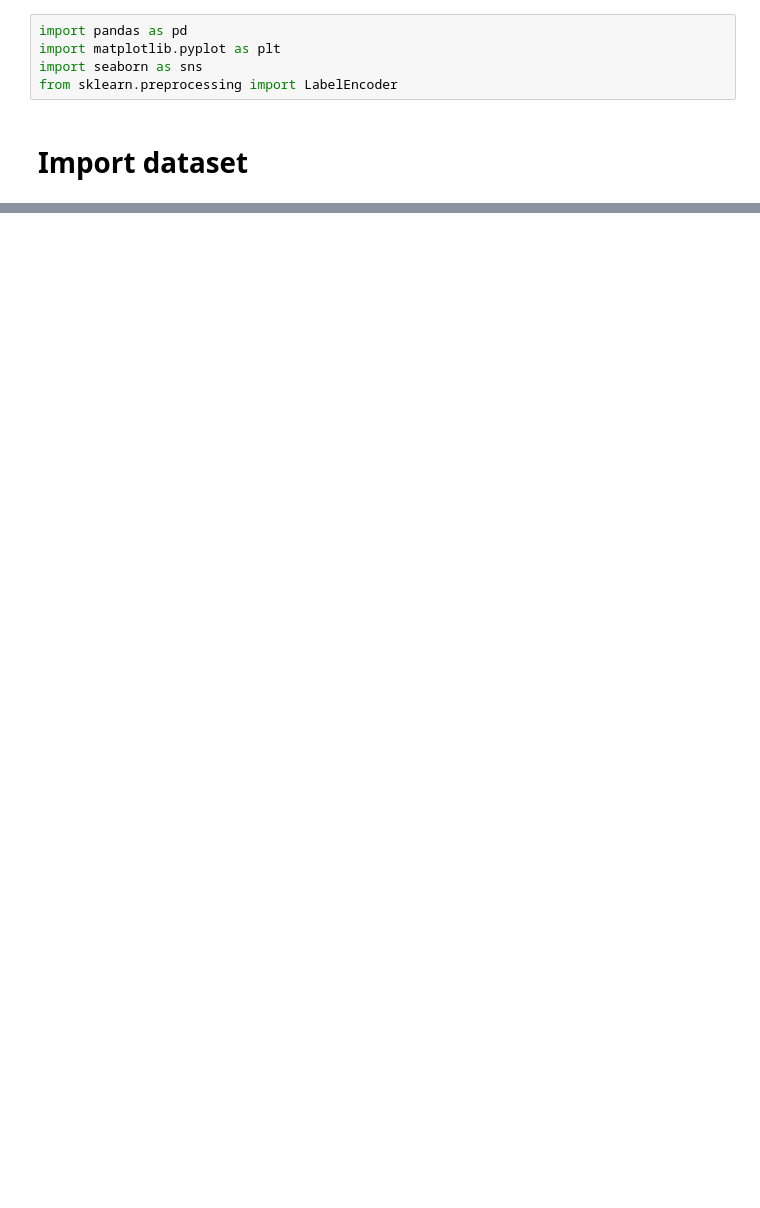
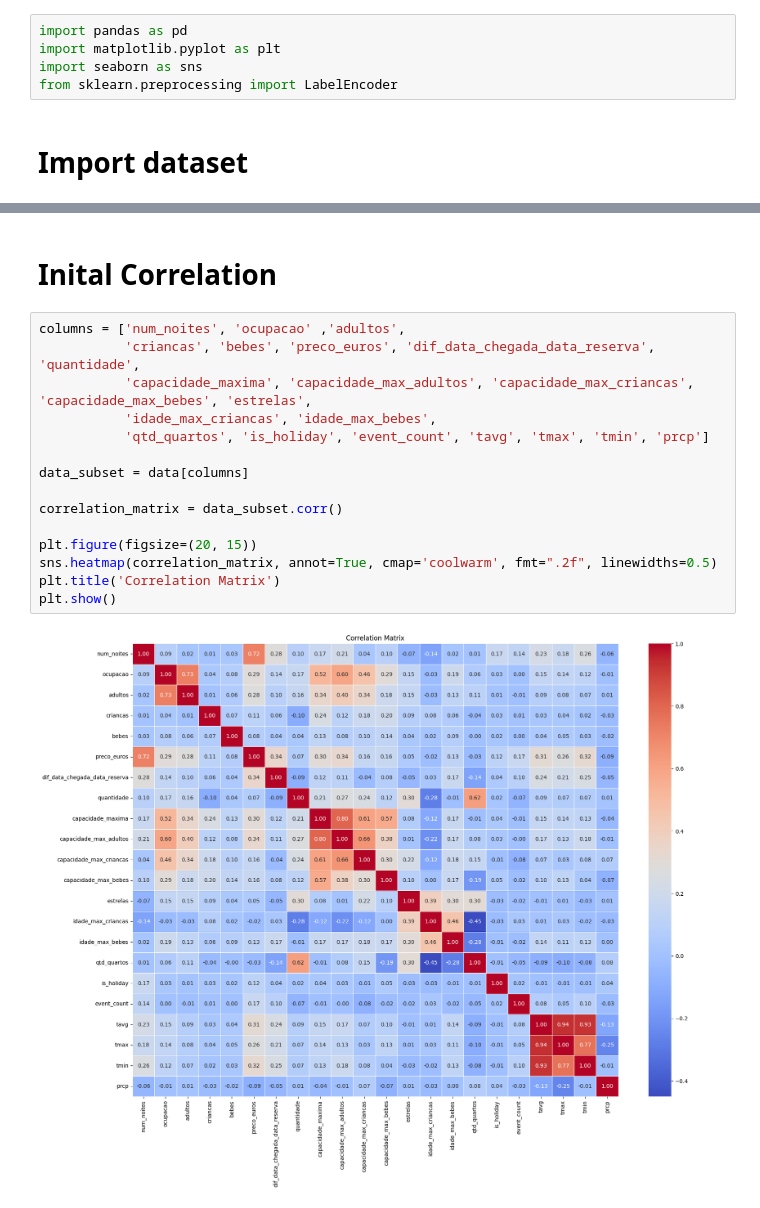
Before and after one commit to 8090457/MEI_TP_TEAD, a Jupyter notebook: AnaliseDados/AnalisePython/CorrelationMatrix.ipynb, the cells around one changed output, grey strips where cells are left out. Drawn from its saved outputs; the diff is of its cells as text; blank space fills up the shorter version.

```diff
--- a/AnaliseDados/AnalisePython/CorrelationMatrix.ipynb
+++ b/AnaliseDados/AnalisePython/CorrelationMatrix.ipynb
@@ -48,0 +42,19 @@ See the caveats in the documentation: https://pandas.pydata.org/pandas-docs/stab
+# %% [markdown]
+# Inital Correlation
+# %%
+columns = ['num_noites', 'ocupacao' ,'adultos',
+           'criancas', 'bebes', 'preco_euros', 'dif_data_chegada_data_reserva', 'quantidade',
+           'capacidade_maxima', 'capacidade_max_adultos', 'capacidade_max_criancas', 'capacidade_max_bebes', 'estrelas',
+           'idade_max_criancas', 'idade_max_bebes',
+           'qtd_quartos', 'is_holiday', 'event_count', 'tavg', 'tmax', 'tmin', 'prcp']
+
+data_subset = data[columns]
+
+correlation_matrix = data_subset.corr()
+
+plt.figure(figsize=(20, 15))
+sns.heatmap(correlation_matrix, annot=True, cmap='coolwarm', fmt=".2f", linewidths=0.5)
+plt.title('Correlation Matrix')
+plt.show()
+# %% [output]
+[figure, added]
```
Also changed, not shown: parts of 3 cells of this notebook, 3 other files.
